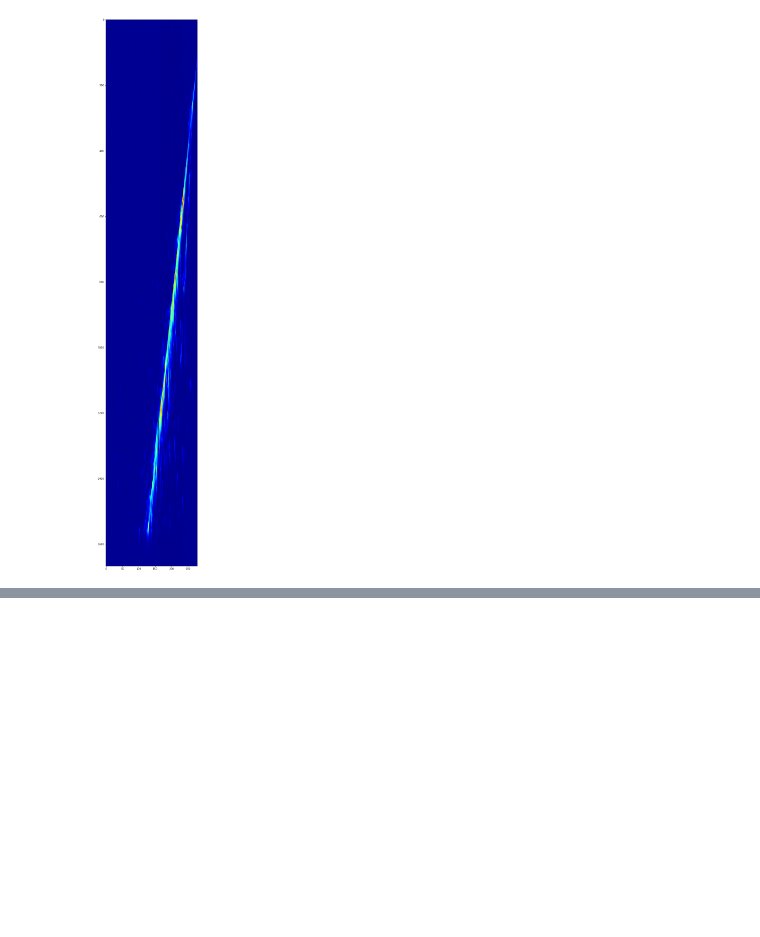
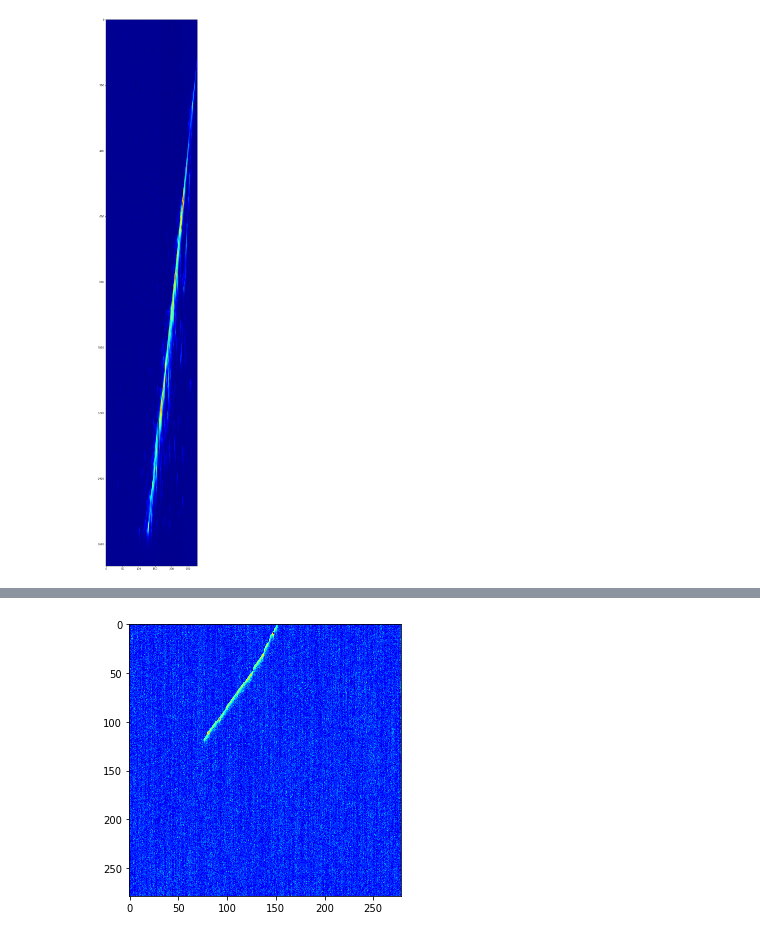
Before and after one commit to Ssciences/DeepNeutrino, a Jupyter notebook: Preliminaries.ipynb, the cells around one changed output, grey strips where cells are left out. Cells and saved outputs as stored; diff of their text form; code cells hidden in the pictures; blank space fills up the shorter version.

```diff
--- a/Preliminaries.ipynb
+++ b/Preliminaries.ipynb
@@ -295,0 +331,25 @@ Conviene reducir a 100x100 pixeles
+# %%
+def reducir(number_of_files=int(10)): #izquierda sin defoult derecha con.
+    #### imput is the number of files to consider
+
+    for i in range(0,number_of_files):
+
+        file = uproot.open("{}-RecoFull-Parser.root".format(i))
+        tree=file["analysistree"]["anatree"]
+        ADC = tree.array( b'RecoWaveform_ADC')
+        NChannel=tree.array(b'RecoWaveforms_NumberOfChannels')
+        Nticks=tree.array(b'RecoWaveform_NumberOfTicksInAllChannels')
+        NTracks=tree.array(b'NumberOfTracks')
+        w , h = int(NChannel[0]) , int(Nticks[0]/NChannel[0])
+        #print(w,h)
+
+        ###here a loop over files
+        newsize=279
+        v=np.zeros((newsize,newsize,100*number_of_files))
+        vred=v
+        for i in range(0,100*number_of_files):
+            todo=ADC[i].reshape((w,h))
+            v1=todo[0:279,:]
+            v[:,:,i] = maxpool(v1,newsize,newsize)
+    #### output is the rediced images as a numpy array
+    return v
@@ -295,0 +381,10 @@ Conviene reducir a 100x100 pixeles
+# %%
+def abrir(file,dim):
+    ######description########
+    #this function opens our root file, and gives us a numpy vector of the proper dimensions.
+
+    file = uproot.open(file)
+    tree=file[b'mytree;1']
+    im=tree.array(b'im')
+    im=im.reshape(dim)
+    return im
@@ -295,0 +395,2 @@ Conviene reducir a 100x100 pixeles
+# %%
+v = reducir(1)
@@ -295,0 +399,10 @@ Conviene reducir a 100x100 pixeles
+# %%
+im =abrir("try.root",v.shape)
+# %%
+event=40
+fig = plt.figure(frameon = False)
+plt.imshow(im[:,:,event].T,cmap = 'jet',interpolation='none')
+fig.set_size_inches(5, 5) ##grey scale
+plt.savefig('small.png')
+# %% [output]
+[figure, added]
```
Also changed, not shown: parts of 25 cells of this notebook, 1 other file.
